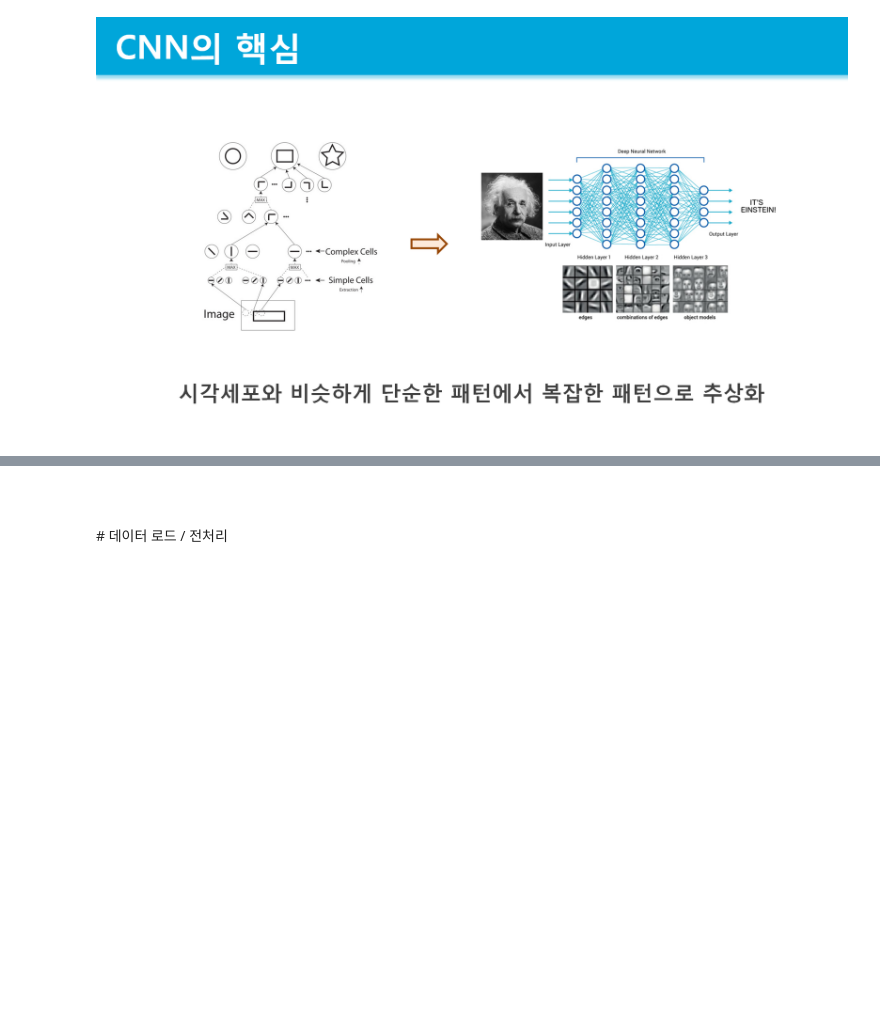
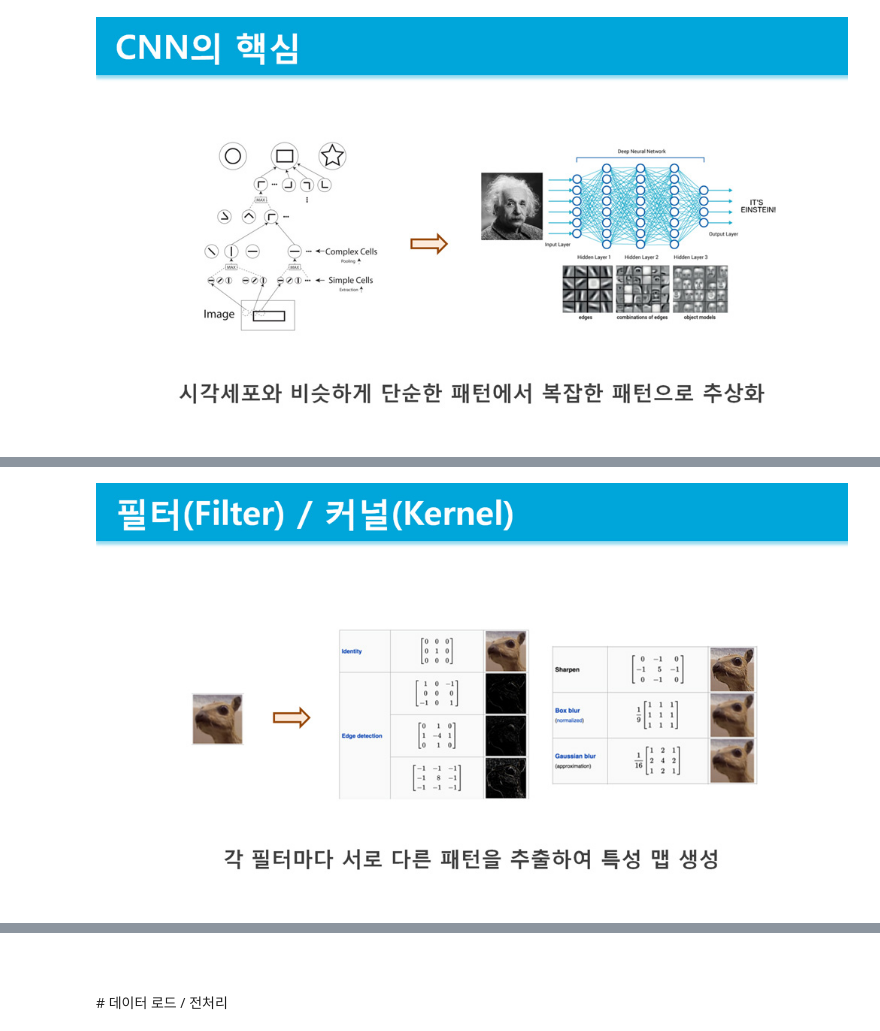
Before and after one commit to deepseasw/caltech101-image-cnn-classification, a Jupyter notebook: Image CNN Classification.ipynb, the cells around one changed output, grey strips where cells are left out. Cells and saved outputs as stored; diff of their text form; code cells hidden in the pictures; blank space fills up the shorter version.

```diff
--- a/Image CNN Classification.ipynb
+++ b/Image CNN Classification.ipynb
@@ -22,0 +35,4 @@ display(Image(filename='image/image01.png'))
+# %%
+display(Image(filename='image/image05.jpg'))
+# %% [output]
+[figure, added]
```
Also changed, not shown: parts of 24 cells of this notebook, 23 other files.
